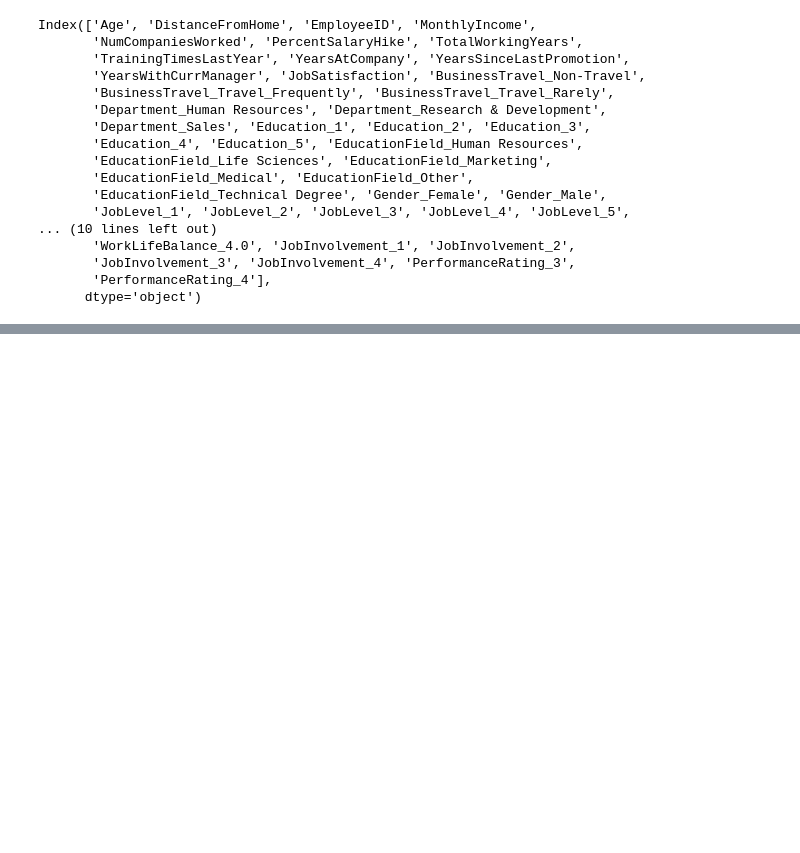
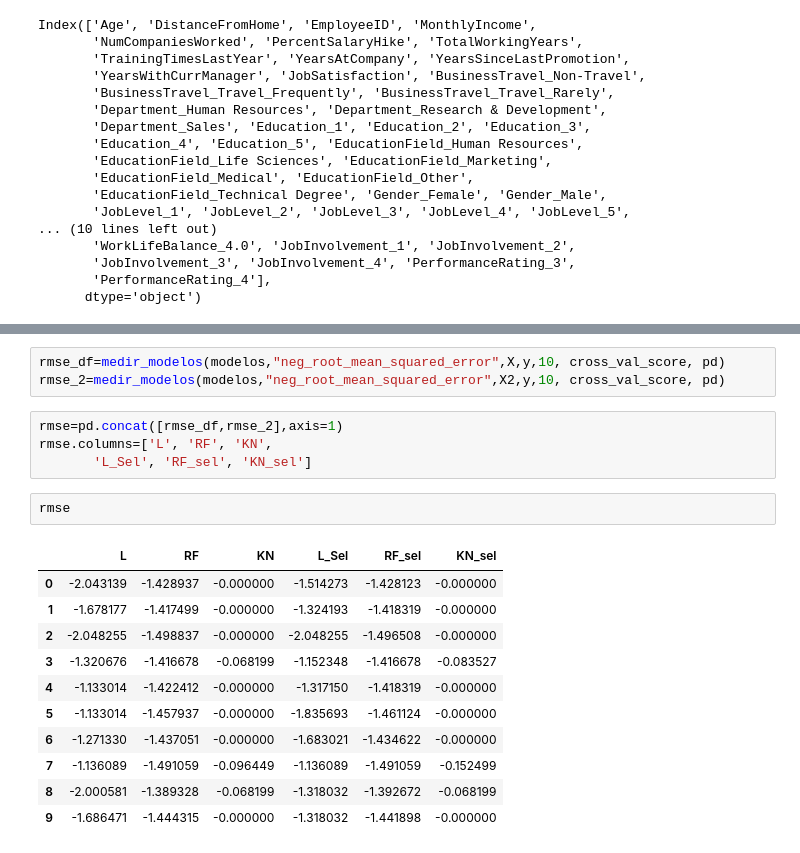
Before and after one commit to anaperez10/Analiticalll, a Jupyter notebook: RRHH.ipynb, the cells around one changed output, grey strips where cells are left out. Cells and saved outputs as stored; diff of their text form; blank space fills up the shorter version.

```diff
--- a/RRHH.ipynb
+++ b/RRHH.ipynb
@@ -754,0 +809,21 @@ array([], dtype=float64)
+# %%
+rmse_df=medir_modelos(modelos,"neg_root_mean_squared_error",X,y,10, cross_val_score, pd)
+rmse_2=medir_modelos(modelos,"neg_root_mean_squared_error",X2,y,10, cross_val_score, pd)
+# %%
+rmse=pd.concat([rmse_df,rmse_2],axis=1)
+rmse.columns=['L', 'RF', 'KN',
+       'L_Sel', 'RF_sel', 'KN_sel']
+# %%
+rmse
+# %% [output]
+|  | L | RF | KN | L_Sel | RF_sel | KN_sel |
+| 0 | -2.043139 | -1.428937 | -0.000000 | -1.514273 | -1.428123 | -0.000000 |
+| 1 | -1.678177 | -1.417499 | -0.000000 | -1.324193 | -1.418319 | -0.000000 |
+| 2 | -2.048255 | -1.498837 | -0.000000 | -2.048255 | -1.496508 | -0.000000 |
+| 3 | -1.320676 | -1.416678 | -0.068199 | -1.152348 | -1.416678 | -0.083527 |
+| 4 | -1.133014 | -1.422412 | -0.000000 | -1.317150 | -1.418319 | -0.000000 |
+| 5 | -1.133014 | -1.457937 | -0.000000 | -1.835693 | -1.461124 | -0.000000 |
+| 6 | -1.271330 | -1.437051 | -0.000000 | -1.683021 | -1.434622 | -0.000000 |
+| 7 | -1.136089 | -1.491059 | -0.096449 | -1.136089 | -1.491059 | -0.152499 |
+| 8 | -2.000581 | -1.389328 | -0.068199 | -1.318032 | -1.392672 | -0.068199 |
+| 9 | -1.686471 | -1.444315 | -0.000000 | -1.318032 | -1.441898 | -0.000000 |
```
Also changed, not shown: parts of 10 cells of this notebook.
